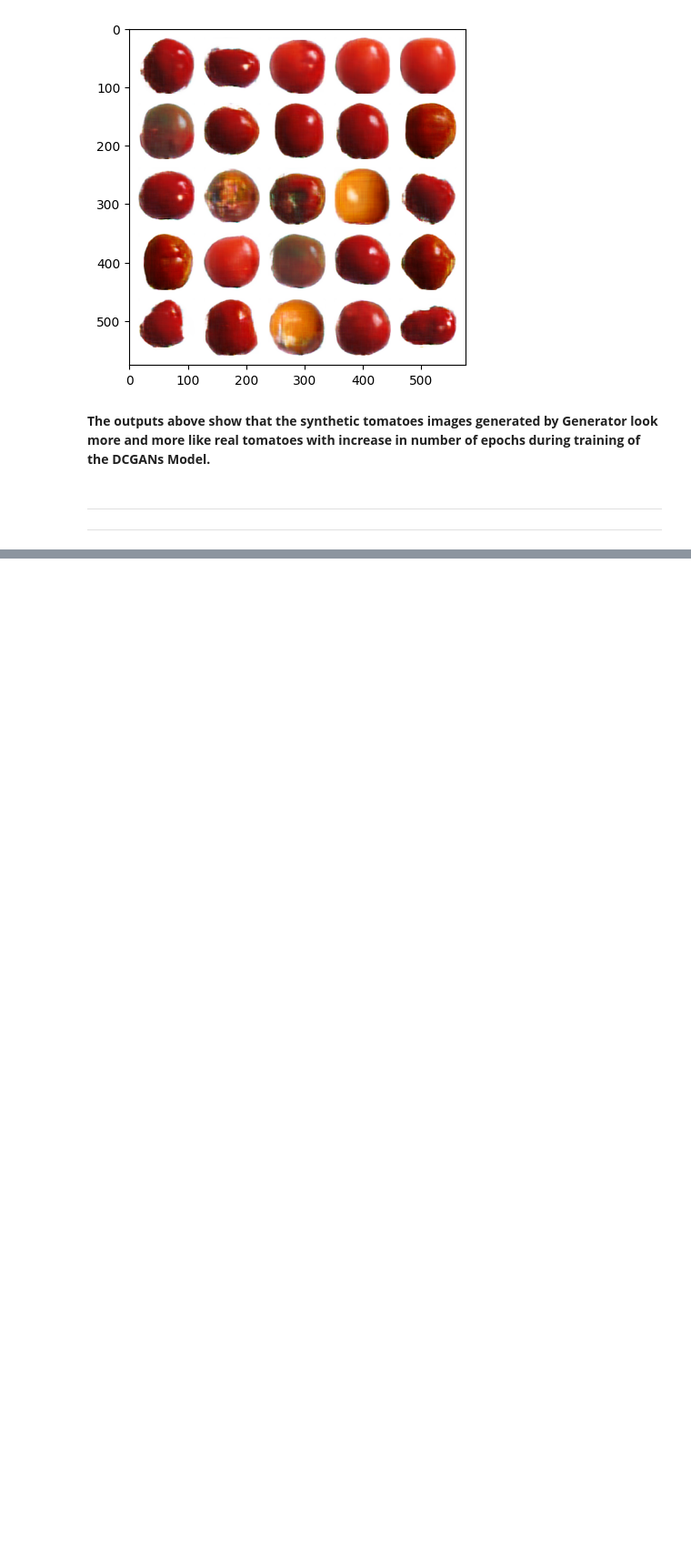
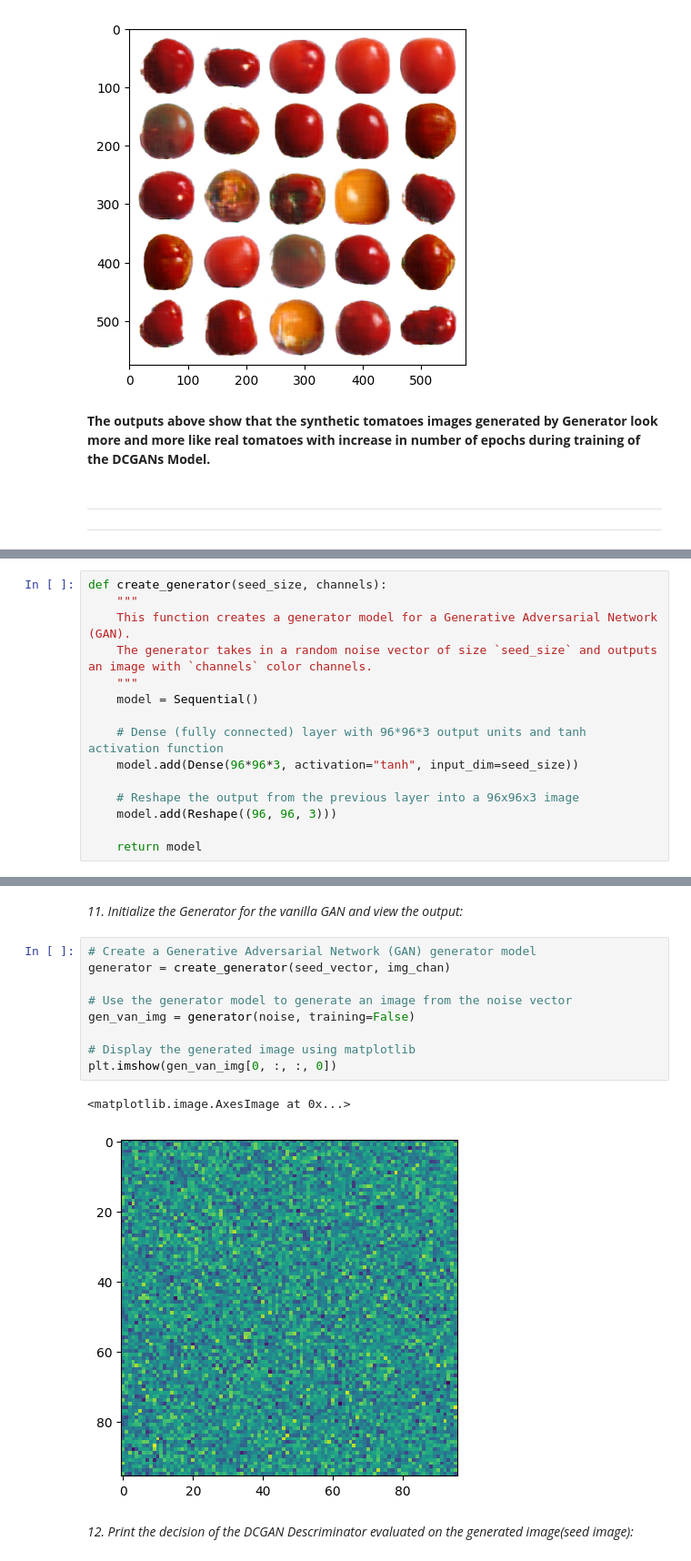
Before and after one commit to BalavSha/Deep-Learning, a Jupyter notebook: Generative_Adversarial_Networks(GANs).ipynb, the cells around one changed output, grey strips where cells are left out. Shown at 91% size. Saved outputs shown, nothing was run; the diff lists cells and outputs as text; blank space fills up the shorter version.

```diff
--- a/Generative_Adversarial_Networks(GANs).ipynb
+++ b/Generative_Adversarial_Networks(GANs).ipynb
@@ -1835,0 +2146,15 @@ Generated Images at training stage: 415 epochs
+# %%
+def create_generator(seed_size, channels):
+    """
+    This function creates a generator model for a Generative Adversarial Network (GAN).
+    The generator takes in a random noise vector of size `seed_size` and outputs an image with `channels` color channels.
+    """
+    model = Sequential()
+
+    # Dense (fully connected) layer with 96*96*3 output units and tanh activation function
+    model.add(Dense(96*96*3, activation="tanh", input_dim=seed_size))
+
+    # Reshape the output from the previous layer into a 96x96x3 image
+    model.add(Reshape((96, 96, 3)))
+
+    return model
@@ -1835,0 +2240,16 @@ Generated Images at training stage: 415 epochs
+# %% [markdown]
+*11. Initialize the Generator for the vanilla GAN and view the output:*
+# %%
+# Create a Generative Adversarial Network (GAN) generator model
+generator = create_generator(seed_vector, img_chan)
+
+# Use the generator model to generate an image from the noise vector
+gen_van_img = generator(noise, training=False)
+
+# Display the generated image using matplotlib
+plt.imshow(gen_van_img[0, :, :, 0])
+# %% [output]
+<matplotlib.image.AxesImage at 0x...>
+[figure, added]
+# %% [markdown]
+*12. Print the decision of the DCGAN Descriminator evaluated on the generated image(seed image):*
```
Also changed, not shown: parts of 55 cells of this notebook.
